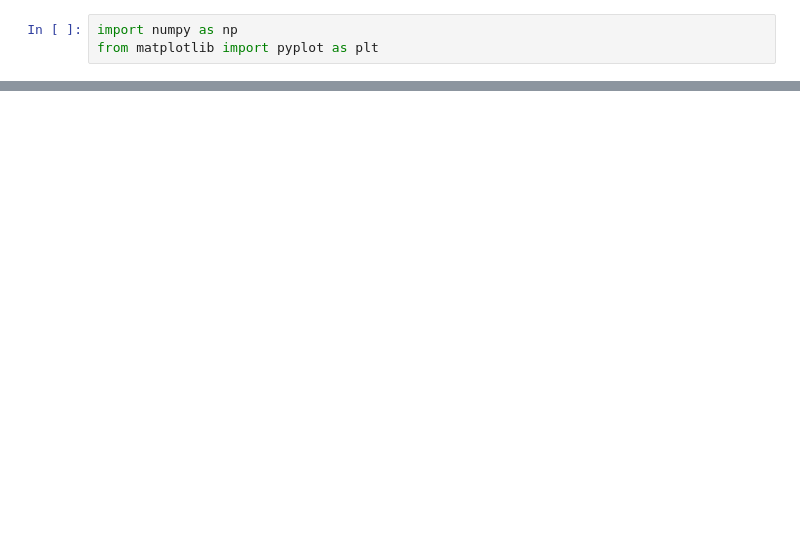
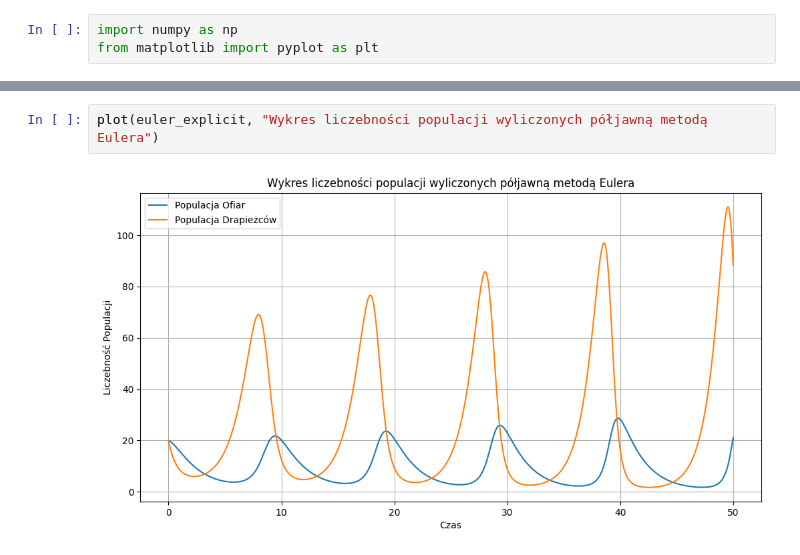
Before and after one commit to lythx/MOWNIT, a Jupyter notebook: lab10/zad.ipynb, the cells around one changed output, grey strips where cells are left out. Drawn from its saved outputs; the diff is of its cells as text; blank space fills up the shorter version.

```diff
--- a/lab10/zad.ipynb
+++ b/lab10/zad.ipynb
@@ -87,0 +97,4 @@ plt.show()
+# %%
+plot(euler_explicit, "Wykres liczebności populacji wyliczonych półjawną metodą Eulera")
+# %% [output]
+[figure, added]
```
Also changed, not shown: parts of 8 cells of this notebook, 1 other file.
